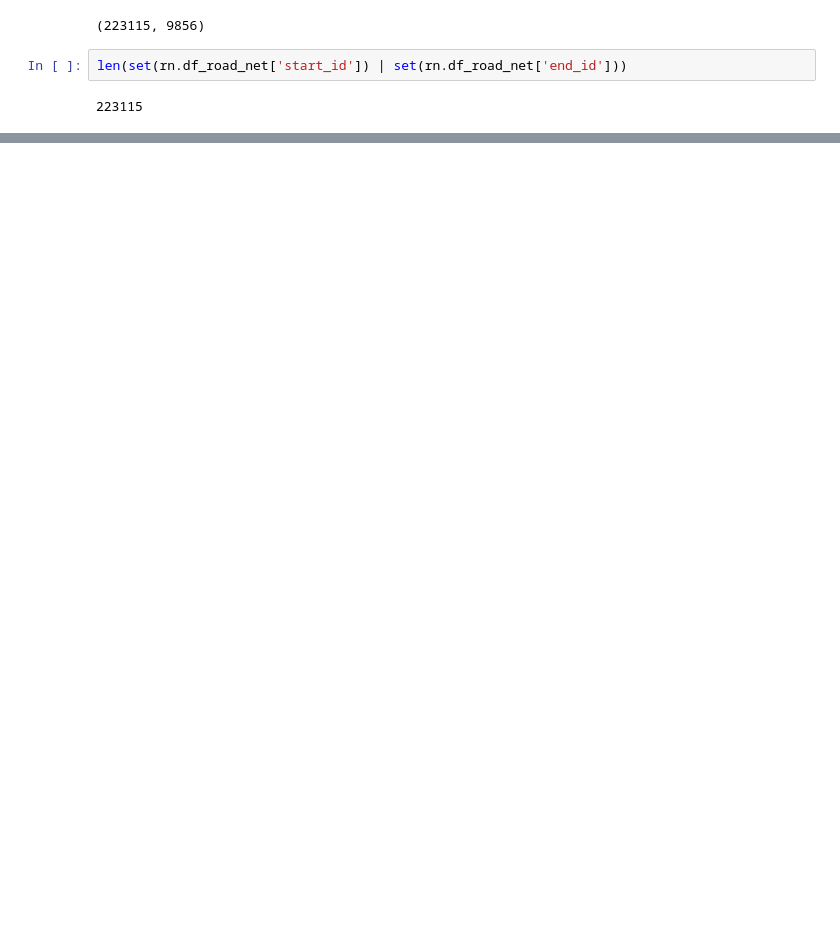
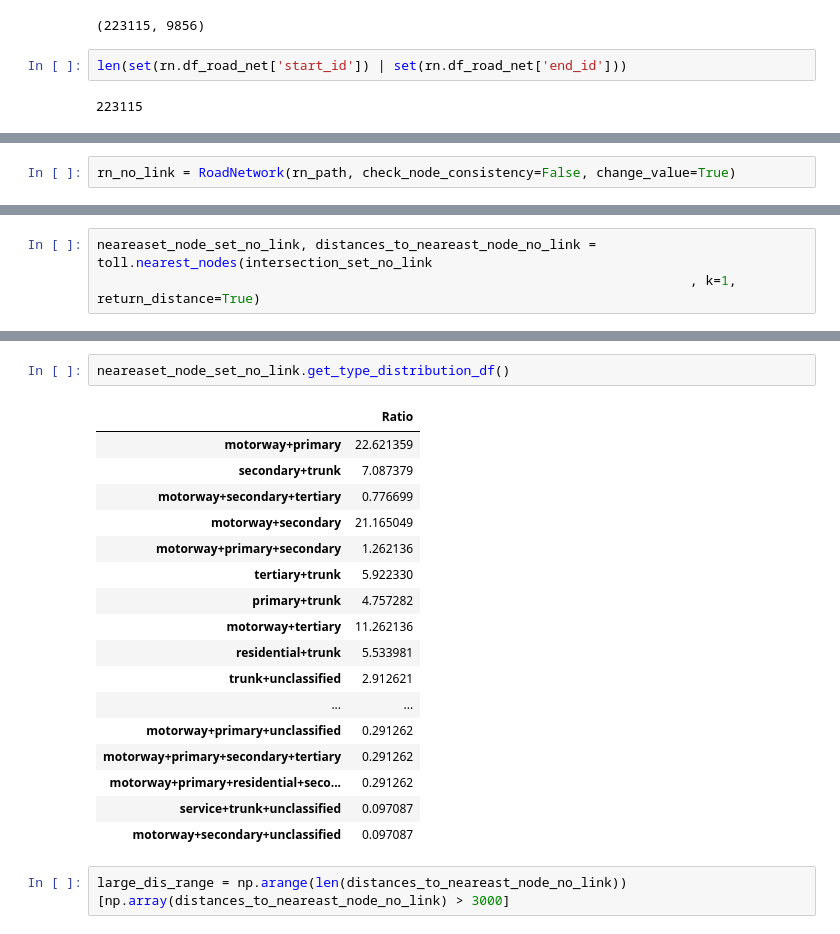
Before and after one commit to azspark/gd_truck, a Jupyter notebook: toll_analysis.ipynb, the cells around one changed output, grey strips where cells are left out. Cells and saved outputs as stored; diff of their text form; blank space fills up the shorter version.

```diff
--- a/toll_analysis.ipynb
+++ b/toll_analysis.ipynb
@@ -37,0 +112,2 @@ plot_points(intersections[:200])
+# %%
+rn_no_link = RoadNetwork(rn_path, check_node_consistency=False, change_value=True)
@@ -37,0 +119,3 @@ plot_points(intersections[:200])
+# %%
+neareaset_node_set_no_link, distances_to_neareast_node_no_link = toll.nearest_nodes(intersection_set_no_link
+                                                                            , k=1, return_distance=True)
@@ -37,0 +147,22 @@ plot_points(intersections[:200])
+# %%
+neareaset_node_set_no_link.get_type_distribution_df()
+# %% [output]
+|  | Ratio |
+| motorway+primary | 22.621359 |
+| secondary+trunk | 7.087379 |
+| motorway+secondary+tertiary | 0.776699 |
+| motorway+secondary | 21.165049 |
+| motorway+primary+secondary | 1.262136 |
+| tertiary+trunk | 5.922330 |
+| primary+trunk | 4.757282 |
+| motorway+tertiary | 11.262136 |
+| residential+trunk | 5.533981 |
+| trunk+unclassified | 2.912621 |
+| ... | ... |
+| motorway+primary+unclassified | 0.291262 |
+| motorway+primary+secondary+tertiary | 0.291262 |
+| motorway+primary+residential+seco... | 0.291262 |
+| service+trunk+unclassified | 0.097087 |
+| motorway+secondary+unclassified | 0.097087 |
+# %%
+large_dis_range = np.arange(len(distances_to_neareast_node_no_link))[np.array(distances_to_neareast_node_no_link) > 3000]
```
Also changed, not shown: parts of 25 cells of this notebook, 6 other files.
